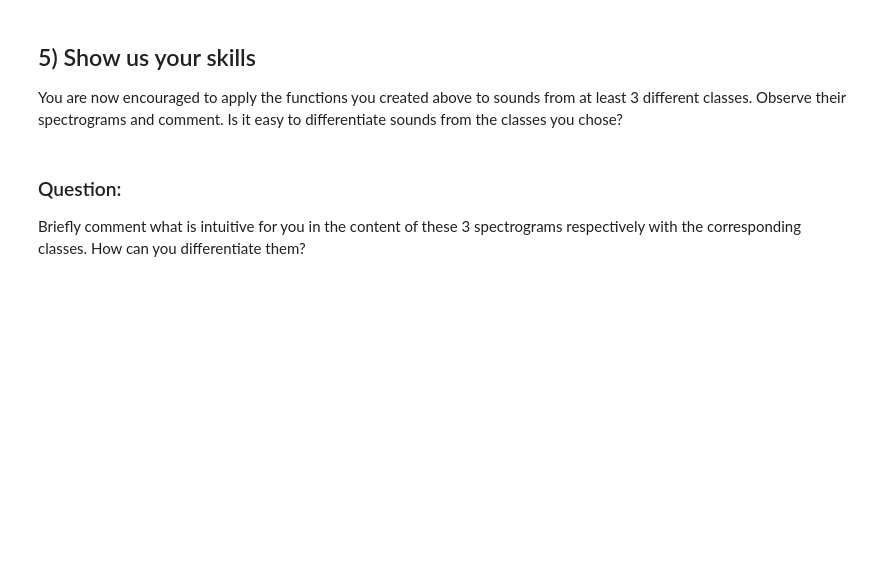
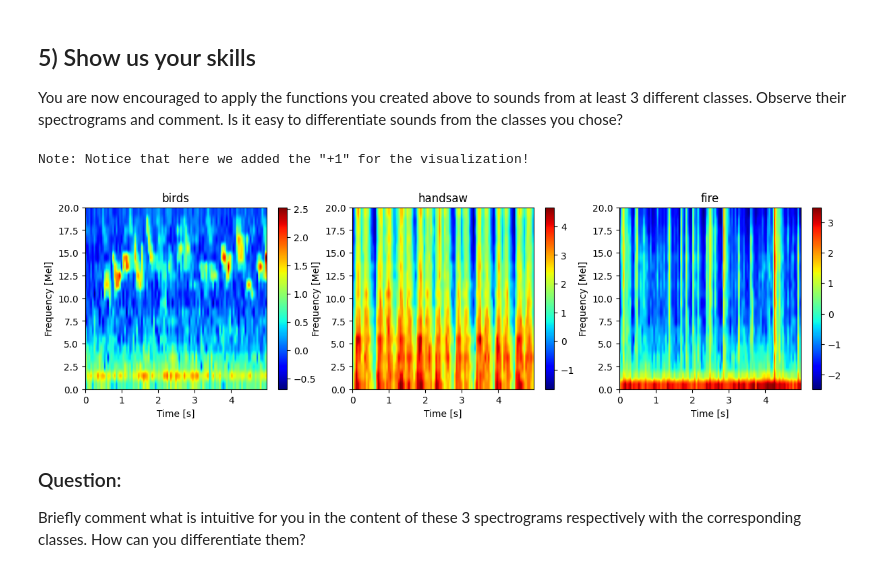
Before and after one commit to Raph480/LELEC210X, a Jupyter notebook: classification/h1_feature_vectors.ipynb, the cells around one changed output. Drawn from its saved outputs; the diff is of its cells as text; code cells hidden in the pictures; blank space fills up the shorter version.

```diff
--- a/classification/h1_feature_vectors.ipynb
+++ b/classification/h1_feature_vectors.ipynb
@@ -378,8 +387,20 @@ def specgram(y, Nft=512):
 
     """
     ### TO COMPLETE
-    stft = librosa.stft(y, n_fft=Nft, hop_length=Nft, window="hamm", center="False") #OK ???
+    #stft = librosa.stft(y, n_fft=Nft, hop_length=Nft, window="hamm", center="False") #OK ???
+    L = len(y)
+    y = y[: L - L % Nft]
+    "Reshape the signal with a piece for each row"
+    audiomat = np.reshape(y, (L // Nft, Nft))
+    audioham = audiomat * np.hamming(Nft)  # Windowing. Hamming, Hanning, Blackman,..
+    "FFT row by row"
+    stft = np.fft.fft(audioham, axis=1)
+    stft = np.abs(
+        stft[:, : Nft // 2].T
+    )  # Taking only positive frequencies and computing the magnitude
+
     return stft
+
 
 
 def melspecgram(x, Nmel=20, Nft=512, fs=44100, fs_down=11025):
@@ -396,14 +417,17 @@ def melspecgram(x, Nmel=20, Nft=512, fs=44100, fs_down=11025):
 
     Returns:
     -------
-      melspec (np.array): The Melspectrogram of the inpu signal
+      melspec (np.array): The Melspectrogram of the input signal
 
     """
     ### TO COMPLETE, using the functions resample() and specgram() defined above
-    x_down = resemple(x, M= fs//fs_down)
+    x_down = resample(x, M= fs//fs_down)
     stft = specgram(x_down, Nft=Nft)
     mels = librosa.filters.mel(sr=fs_down, n_fft=Nft, n_mels=Nmel)
+    mels = mels[:, :-1] #ajouté par rapport à Jade
+    mels = mels / np.max(mels) #ajouté
     melspec = np.dot(mels, np.abs(stft))
+    melspec = np.log(np.abs(melspec)) #ok??? !!!! car pas très logique de le mettre ici donc pe mieux vaut modifier au point 5
 
     return melspec
 # %% [markdown]
@@ -412,35 +436,38 @@ You are now encouraged to apply the functions you created above to sounds from a
 # %%
 ### TO COMPLETE
 ### Choose 3 sounds from different classes to observe how their mel spectrograms differ
-sound1 = ...
-sound2 = ...
-sound3 = ...
+sound1 = dataset["birds", 2]
+sound2 = dataset["handsaw", 12]
+sound3 = dataset["fire", 5]
 
 "Compute the melspecgrams"
 x1, _ = sf.read(sound1)
 x2, _ = sf.read(sound2)
 x3, _ = sf.read(sound3)
 melspec1 = melspecgram(x1)
 melspec2 = melspecgram(x2)
 melspec3 = melspecgram(x3)
 
 print('Note: Notice that here we added the "+1" for the visualization!')
 
 "Plot"
 fig = plt.figure(figsize=(12, 3))
 ax1 = fig.add_axes([0.0, 0.0, 0.28, 0.9])
 ax2 = fig.add_axes([0.33, 0.0, 0.28, 0.9])
 ax3 = fig.add_axes([0.66, 0.0, 0.28, 0.9])
 plot_specgram(
     melspec1, ax=ax1, is_mel=True, title=get_cls_from_path(sound1), tf=len(y) / fs_down
-)
+) #faut rajouter log pour plot (cfr. avant)??
 plot_specgram(
     melspec2, ax=ax2, is_mel=True, title=get_cls_from_path(sound2), tf=len(y) / fs_down
 )
 plot_specgram(
     melspec3, ax=ax3, is_mel=True, title=get_cls_from_path(sound3), tf=len(y) / fs_down
 )
 plt.show()
+# %% [output]
+Note: Notice that here we added the "+1" for the visualization!
+[figure, added]
 # %% [markdown]
 ### Question:
 Briefly comment what is intuitive for you in the content of these 3 spectrograms respectively with the corresponding classes.
```
Also changed, not shown: parts of 10 cells of this notebook.
